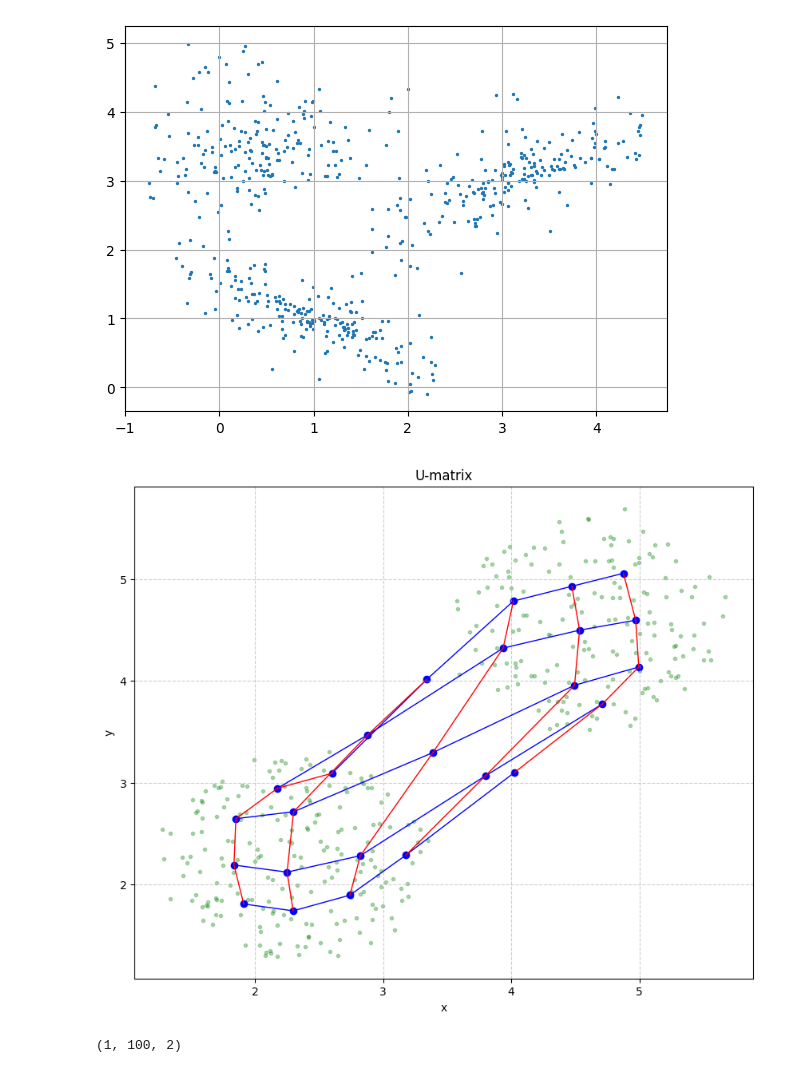
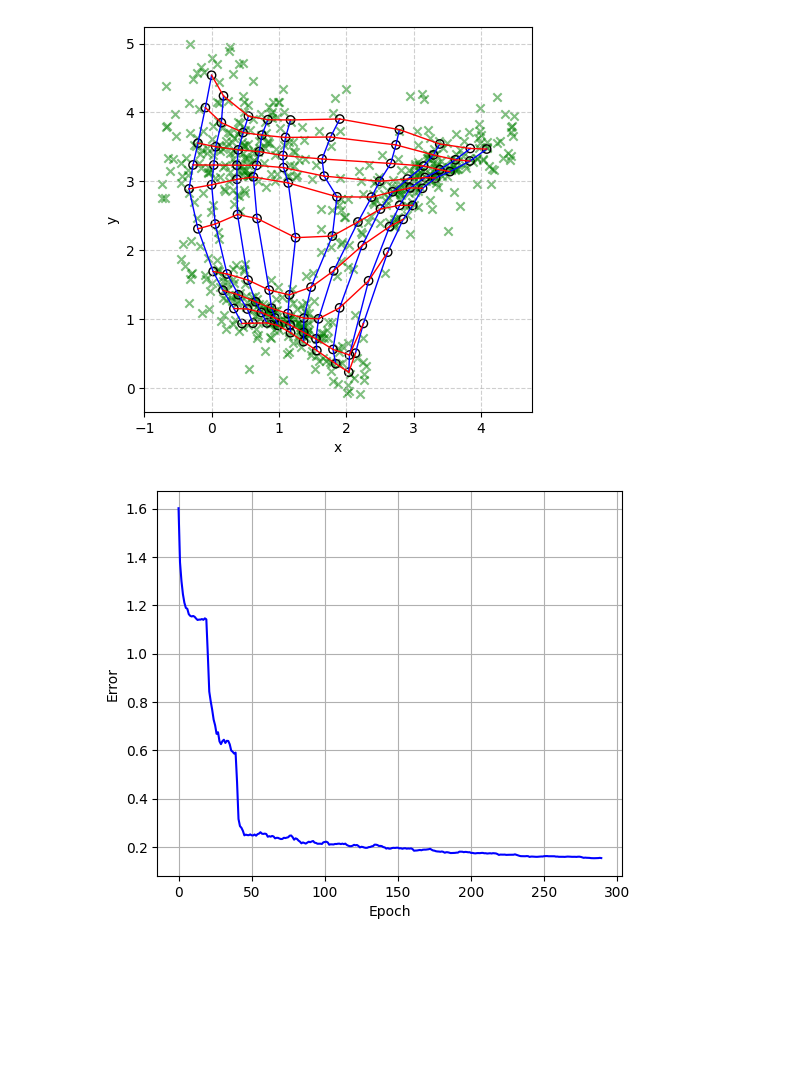
Before and after one commit to eddy0117/nn_hw, a Jupyter notebook: hw4/hw4.ipynb, the cells around one changed output. Drawn from its saved outputs; the diff is of its cells as text; code cells hidden in the pictures; blank space fills up the shorter version.

```diff
--- a/hw4/hw4.ipynb
+++ b/hw4/hw4.ipynb
@@ -104,23 +14,0 @@ class SelfOrganizingMap:
-# %%
-plt.figure(figsize=(7, 5))
-a = np.array(all_data[2], dtype=np.float32)
-plt.scatter(a[:, 0], a[:, 1], s=2)
-plt.grid()
-plt.show()
-# %% [output]
-[figure, removed]
-# %%
-np.random.seed(0)
-
-a = np.array(all_data[0], dtype=np.float32)
-
-som = SelfOrganizingMap(input_size=2, map_size=(5, 5), lr=0.1, sigma=2.0)
-
-som.train(a, epochs=100)
-som.plot_weights(a)
-# %% [output]
-[figure, removed]
-# %%
-som.weights.shape
-# %% [output]
-(1, 100, 2)
@@ -126,0 +163,21 @@ som.weights.shape
+# %%
+np.random.seed(0)
+
+for idx in range(len(all_data)):
+
+    data = np.array(all_data[idx], dtype=np.float32)
+
+    hyper_params = {
+        'lr': 0.1,
+        'epochs': 5,
+        'sigma': 2.0
+    }
+
+    som = SelfOrganizingMap(2, (10, 10), hyper_params)
+
+    err_arr = som.train(data, save_gif=True, file_name=f'result{idx}.gif')
+    som.plot_mesh(data, show_plot=True)
+    som.plot_convergence(err_arr)
+# %% [output]
+[figure, added]
+[figure, added]
```
Also changed, not shown: parts of 5 cells of this notebook, 9 other files.
